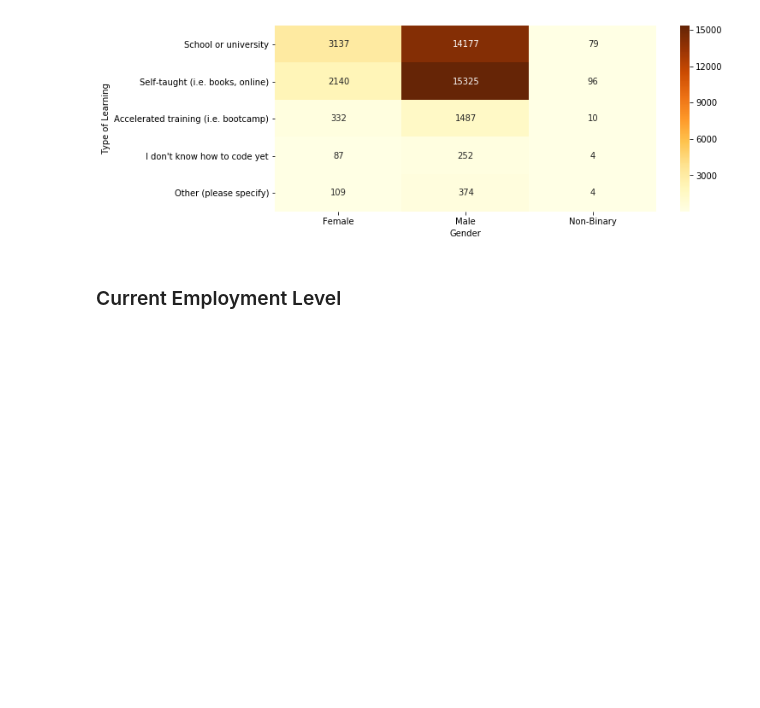
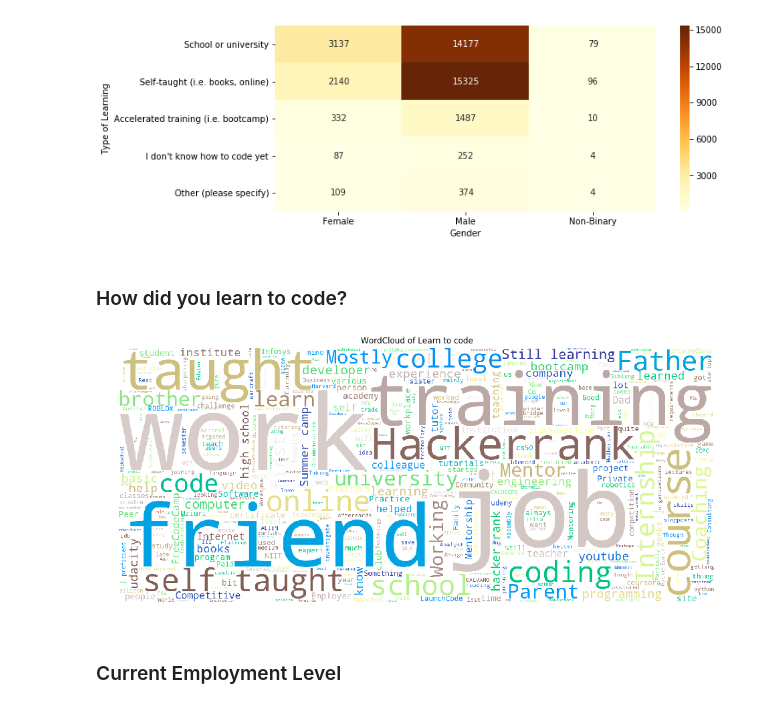
Before and after one commit to bipin2295/Developer-Survey, a Jupyter notebook: HackerrankAnalysis.ipynb, the cells around one changed output. Cells and saved outputs as stored; diff of their text form; code cells hidden in the pictures; blank space fills up the shorter version.

```diff
--- a/HackerrankAnalysis.ipynb
+++ b/HackerrankAnalysis.ipynb
@@ -276,6 +276,17 @@ plt.show()
 #codeLearn
 # %% [output]
 [figure]
+# %% [markdown]
+### How did you learn to code?
+# %%
+wc = WordCloud(height=600,width=1400,max_words=1000,stopwords=STOPWORDS,colormap='terrain',background_color='white').generate(' '.join(survey['q0006_other'].dropna().astype(str)))
+plt.figure(figsize=(16,16))
+plt.imshow(wc)
+plt.axis('off')
+plt.title('WordCloud of Learn to code')
+plt.show()
+# %% [output]
+[figure, added]
 # %% [markdown]
 ### Current Employment Level
 # %%
```
Also changed, not shown: parts of 14 cells of this notebook.
